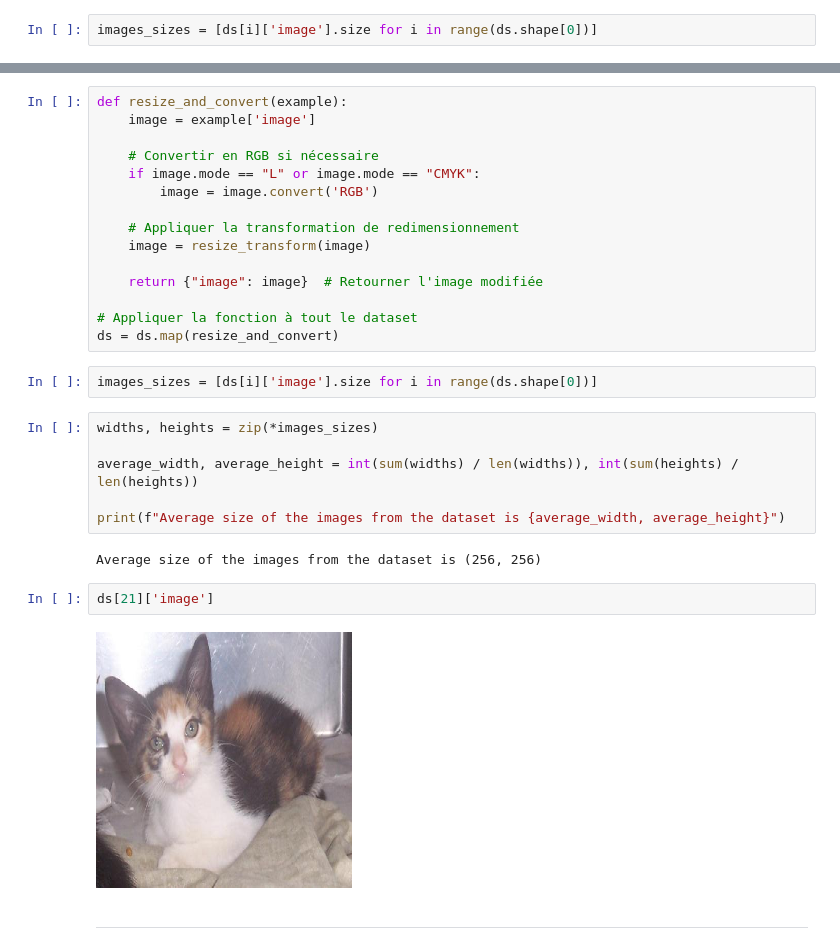
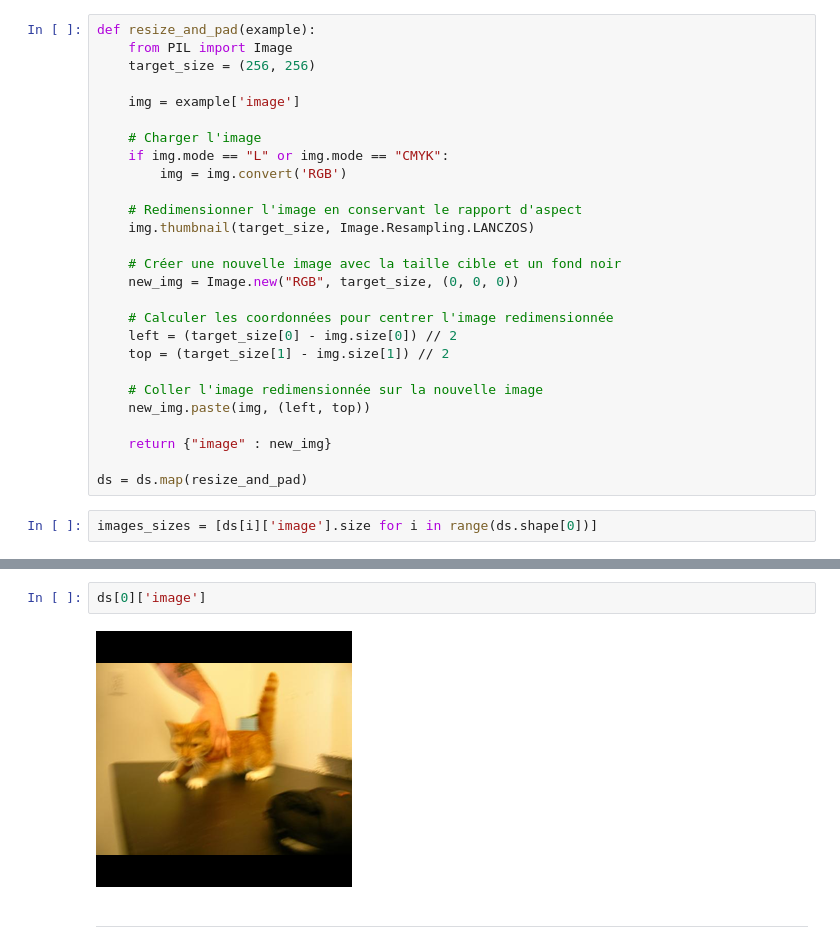
Before and after one commit to bparent11/Cat-DogClassifier, a Jupyter notebook: work.ipynb, the cells around one changed output, grey strips where cells are left out. Cells and saved outputs as stored; diff of their text form.

```diff
--- a/work.ipynb
+++ b/work.ipynb
@@ -59,3 +84,30 @@ RESIZING THE IMAGES
+# %%
+def resize_and_pad(example):
+    from PIL import Image
+    target_size = (256, 256)
+
+    img = example['image']
+
+    # Charger l'image
+    if img.mode == "L" or img.mode == "CMYK":
+        img = img.convert('RGB')
+
+    # Redimensionner l'image en conservant le rapport d'aspect
+    img.thumbnail(target_size, Image.Resampling.LANCZOS)
+
+    # Créer une nouvelle image avec la taille cible et un fond noir
+    new_img = Image.new("RGB", target_size, (0, 0, 0))
+
+    # Calculer les coordonnées pour centrer l'image redimensionnée
+    left = (target_size[0] - img.size[0]) // 2
+    top = (target_size[1] - img.size[1]) // 2
+
+    # Coller l'image redimensionnée sur la nouvelle image
+    new_img.paste(img, (left, top))
+
+    return {"image" : new_img}
+
+ds = ds.map(resize_and_pad)
 # %%
 images_sizes = [ds[i]['image'].size for i in range(ds.shape[0])]
 # %%
@@ -87,32 +121,7 @@ transform = transforms.Compose([
-# %%
-def resize_and_convert(example):
-    image = example['image']
-
-    # Convertir en RGB si nécessaire
-    if image.mode == "L" or image.mode == "CMYK":
-        image = image.convert('RGB')
-
-    # Appliquer la transformation de redimensionnement
-    image = resize_transform(image)
-
-    return {"image": image}  # Retourner l'image modifiée
-
-# Appliquer la fonction à tout le dataset
-ds = ds.map(resize_and_convert)
-# %%
-images_sizes = [ds[i]['image'].size for i in range(ds.shape[0])]
-# %%
-widths, heights = zip(*images_sizes)
-
-average_width, average_height = int(sum(widths) / len(widths)), int(sum(heights) / len(heights))
-
-print(f"Average size of the images from the dataset is {average_width, average_height}")
-# %% [output]
-Average size of the images from the dataset is (256, 256)
 # %%
-ds[21]['image']
+ds[0]['image']
 # %% [output]
-[figure, old version]
+[figure, new version]
 # %% [markdown]
 ---
 # %% [markdown]
```
Also changed, not shown: parts of 21 cells of this notebook.
